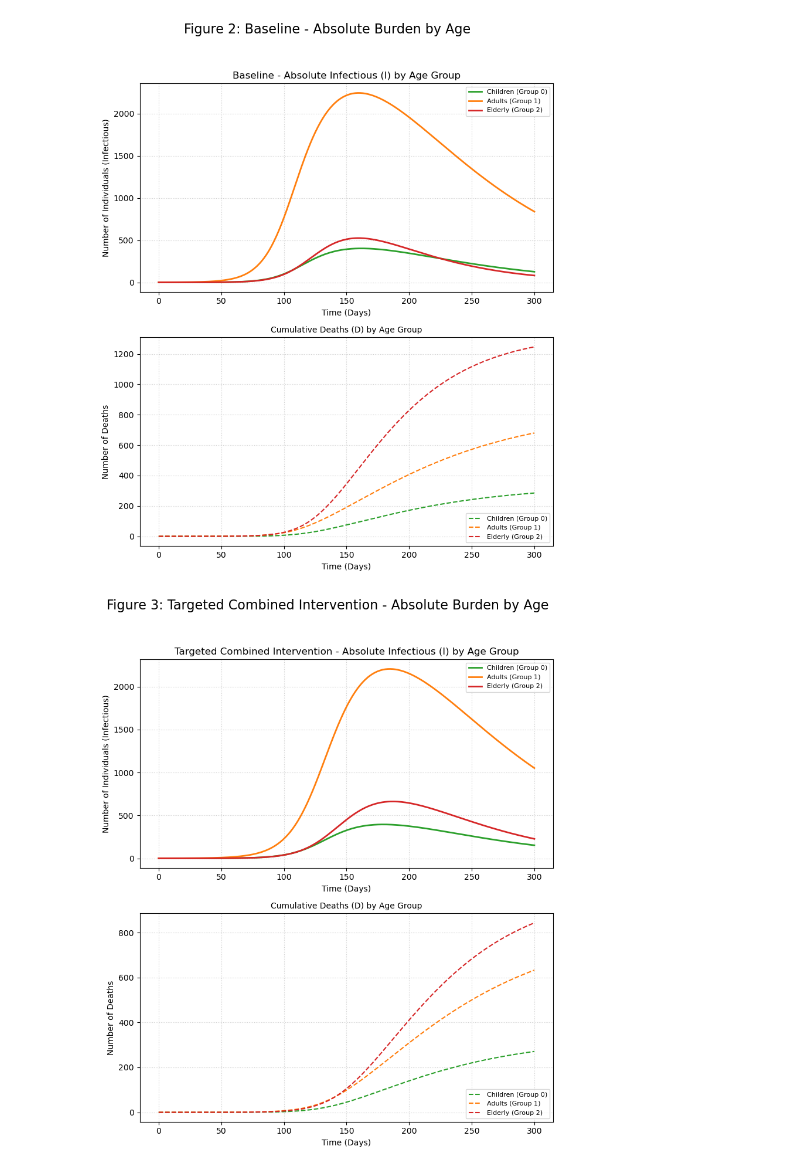
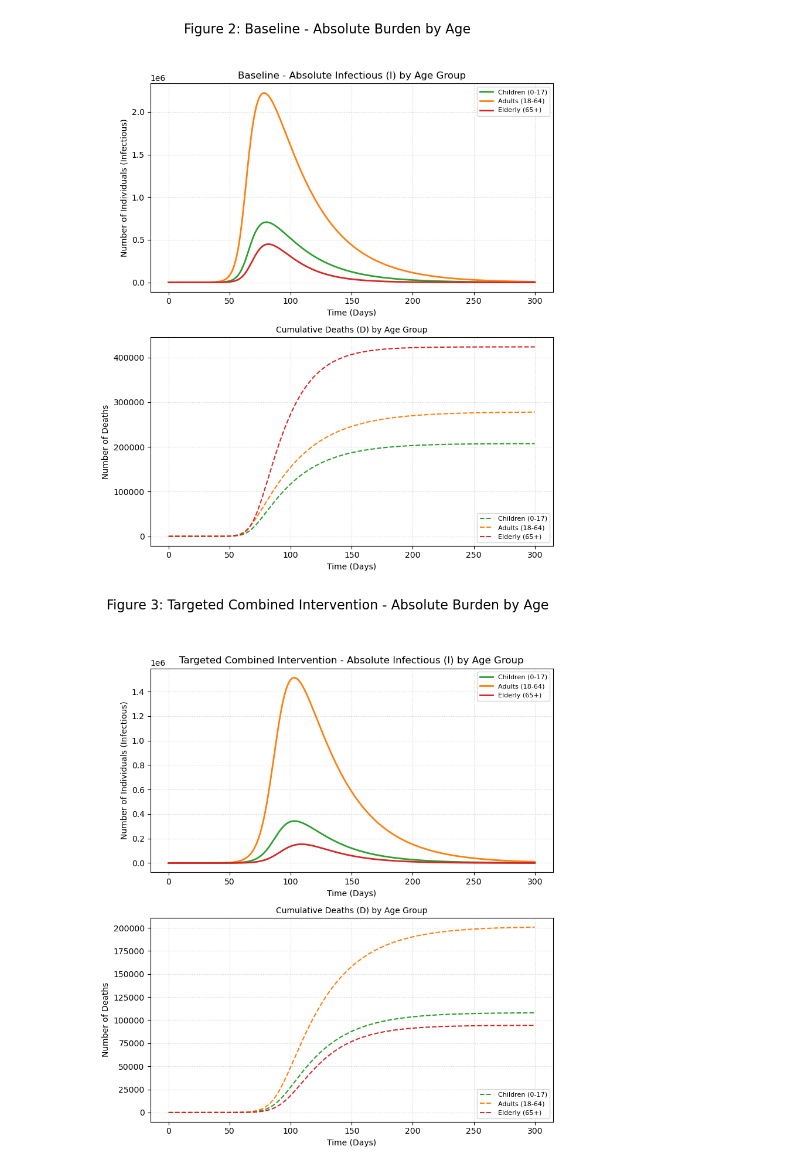
Before and after one commit to Redsuperninja/Contagious-Disease, a Jupyter notebook: Project/Project_Code.ipynb, the cells around one changed output. Cells and saved outputs as stored; diff of their text form; code cells hidden in the pictures.

```diff
--- a/Project/Project_Code.ipynb
+++ b/Project/Project_Code.ipynb
@@ -7,14 +7,15 @@ import matplotlib.pyplot as plt
 
 # 🌎 Population Structure
 N_ages = 3
-age_labels = ['Children (Group 0)', 'Adults (Group 1)', 'Elderly (Group 2)']
-N_initial = np.array([1000.0, 5000.0, 2000.0]) # Absolute Initial Population Sizes
+age_labels = ['Children (0-17)', 'Adults (18-64)', 'Elderly (65+)']
+compartment_labels = ['Susceptible (S)', 'Exposed (E)', 'Infectious (I)', 'Recovered (R)', 'Deceased (D)']
+N_initial = np.array([1246100, 3757100, 953500]) # Absolute Initial Population Sizes
 Total_Population_initial = np.sum(N_initial)
 
 # Epidemiological Parameters
-beta = 0.025
-sigma = 1/50.0
-gamma = 1/100.0
+beta = 0.05
+sigma = 0.1
+gamma = 0.025
 mu_age = np.array([0.005, 0.002, 0.02])
 
 # Contact Matrix (C)
@@ -47,9 +48,10 @@ def seird_model(t, y, N_ages, N_initial, C, beta, sigma, gamma, mu_age,
 
     # Calculate the current living population for each group (S+E+I+R)
     N_current = S + E + I + R
-    N_safe = N_current + 1e-10 # Prevent division by zero
 
     # 1. Interventions
+    vax_flow_rate = np.zeros(N_ages)
+    vax_flow_rate = vax_rate * vax_efficacy
     mu_adj = mu_age * (1.0 - antiviral_efficacy)
     dist_factor_vector = 1.0 - distancing_factor
     dist_matrix = np.outer(dist_factor_vector, dist_factor_vector)
@@ -60,8 +62,8 @@ def seird_model(t, y, N_ages, N_initial, C, beta, sigma, gamma, mu_age,
     for i in range(N_ages): # For susceptible group i
         exposure_from_j = 0.0
         for j in range(N_ages): # From infectious group j
-            # CRITICAL FIX: I[j] / N_safe[j] ensures correct pairing of infected count and its population base.
-            exposure_from_j += C_adj[i, j] * (I[j] / N_safe[j])
+            # I[j] / N_safe[j] ensures correct pairing of infected count and its population base.
+            exposure_from_j += C_adj[i, j] * (I[j] / N_current[j])
 
         # Susceptibility factor is 1.0 (as vaccinated moved to R at t=0)
         Lambda[i] = beta * exposure_from_j
@@ -70,10 +72,10 @@ def seird_model(t, y, N_ages, N_initial, C, beta, sigma, gamma, mu_age,
     dydt = np.zeros(N_ages * 5)
 
     for i in range(N_ages):
-        dSi_dt = -Lambda[i] * S[i]
+        dSi_dt = -Lambda[i] * S[i] -vax_flow_rate[i] * S[i]
         dEi_dt = Lambda[i] * S[i] - sigma * E[i]
         dIi_dt = sigma * E[i] - gamma * I[i] - mu_adj[i] * I[i]
-        dRi_dt = gamma * I[i]
+        dRi_dt = gamma * I[i] + vax_flow_rate[i] * S[i]
         dDi_dt = mu_adj[i] * I[i]
 
         # Populate the flat dydt vector correctly
@@ -96,15 +98,8 @@ def run_simulation(vax_rate_target, vax_efficacy, antiviral_efficacy, distancing
     E0 = np.zeros(N_ages); R0 = np.zeros(N_ages); D0 = np.zeros(N_ages)
     S0 = N_initial - I0 - E0 - R0 - D0
 
-    # 3b. Adjust S0 and R0 for initial vaccination (at t=0)
-    protected_fraction = vax_rate_target * vax_efficacy
-    protected_count = N_initial * protected_fraction
-
-    S0_adjusted = S0 - protected_count
-    R0_adjusted = R0 + protected_count
-
     # Flatten the Initial Conditions (IC) vector: S S S | E E E | I I I | R R R | D D D
-    IC_adjusted = np.concatenate([S0_adjusted, E0, I0, R0_adjusted, D0])
+    IC_adjusted = np.concatenate([S0, E0, I0, R0, D0])
 
     # 3c. Solve ODE
     solver_args = (N_ages, N_initial, C, beta, sigma, gamma, mu_age,
@@ -141,10 +136,15 @@ vax_A = np.zeros(N_ages); anti_A = np.zeros(N_ages); dist_A = np.zeros(N_ages)
 results_A = run_simulation(vax_A, 0.0, anti_A, dist_A, "Baseline")
 
 # Scenario B-REV: Targeted Combined Intervention
-vax_B_rev = np.array([0.01, 0.005, 0.01])
+# Assuming 0.03 or 3% of the population is vaccinated per day
+vax_B_rev = np.array([0.01, 0.005, 0.015])
 vax_eff_B_rev = 0.8
-anti_B_rev = np.array([0.0, 0.0, 0.5])
-dist_B_rev = np.array([0.0, 0.2, 0.0])
+
+# Assuming 0.03 or 3% of the population is vaccinated per day
+vax_C_rev = np.array([0.015, 0.000, 0.015])
+vax_eff_C_rev = 0.8
+anti_C_rev = np.array([0.0, 0.0, 0.5])
+dist_C_rev = np.array([0.0, 0.2, 0.0])
 
 results_B_rev = run_simulation(vax_B_rev, vax_eff_B_rev, anti_B_rev, dist_B_rev, "Targeted Combined Intervention")
 
@@ -246,2 +246,2 @@ print("Scenario B (Targeted): Vax (Adults: 20% coverage * 80% eff = 16% moved fr
-[figure, old version]
+[figure, new version]
-[figure, old version]
+[figure, new version]
```
Also changed, not shown: parts of 4 cells of this notebook, 1 other file.
